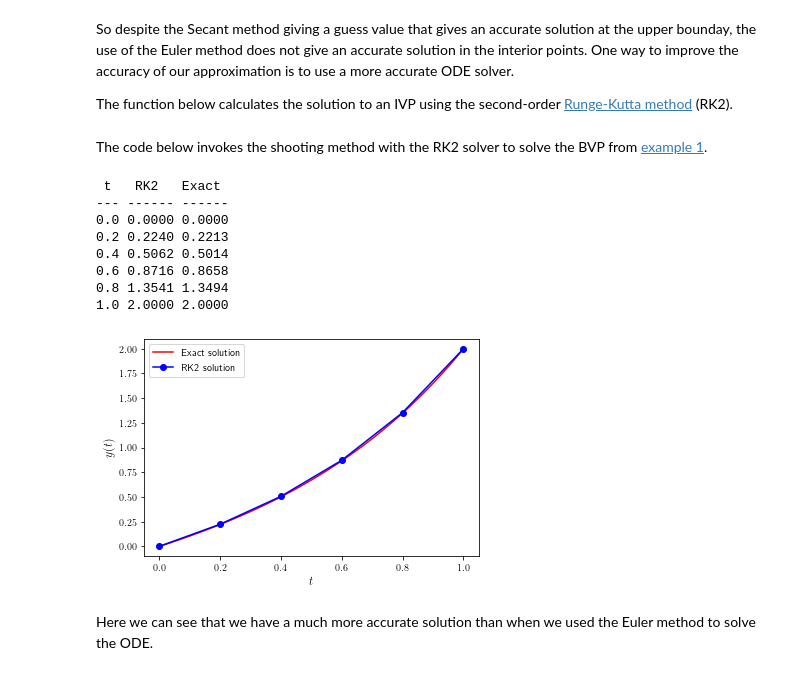
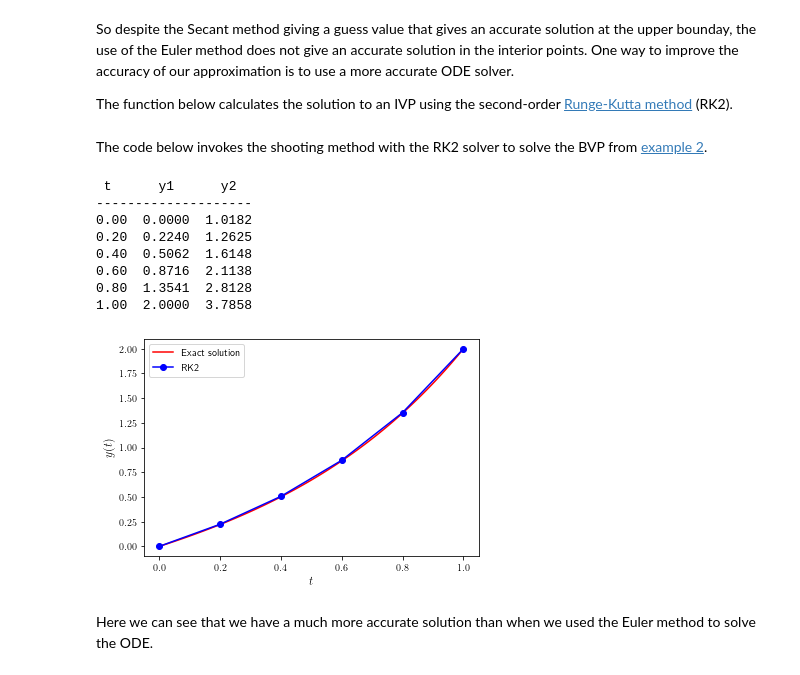
Before and after one commit to drjonshiach/ODEs, a Jupyter notebook: Python/boundary_value_problems.ipynb, the cells around one changed output. Saved outputs shown, nothing was run; the diff lists cells and outputs as text; code cells hidden in the pictures.

```diff
--- a/Python/boundary_value_problems.ipynb
+++ b/Python/boundary_value_problems.ipynb
@@ -85,7 +156,6 @@ def f(t, y):
 The program below solves the BVP problem defined here using the guess values $s=1$, $s=2$ and $s=1.5$.
 # %%
 %matplotlib inline
-from astropy.table import Table
 import matplotlib.pyplot as plt
 from matplotlib import rc
 rc('text', usetex=True)
@@ -108,13 +178,11 @@ for i in range(3):
     else:
         y = np.append(y, y1, axis=1)
 
-# Output solution tables
-for i in range(3):
-    table = Table([t, y[:,2*i], y[:,2*i+1]] , names=('t', 'y1', 'y2'))
-    table['t'].info.format = '0.1f'
-    table['y1'].info.format = '0.4f'
-    table['y2'].info.format = '0.4f'
-    print(table)
+    # Output solution table
+    print('\n t      y1      y2\n' + '-' * 20)
+    for n in range(len(t)):
+        print('{:3.2f} {:7.4f} {:7.4f}'\
+              .format(t[n], y1[n,0], y1[n,1]))
 
 # Plot solution
 colours = ['r', 'b', 'g']
@@ -201,11 +269,10 @@ h = 0.2               # step length
 t, y = shooting_method(euler, f, tspan, bvals, h, 10)
 
 # Output solution table
-table = Table([t, y[:,-2], y[:,-1]] , names=('t', 'y1', 'y2'))
-table['t'].info.format = '0.1f'
-table['y1'].info.format = '0.4f'
-table['y2'].info.format = '0.4f'
-print(table)
+print(' t      y1      y2\n' + '-' * 20)
+for n in range(len(t)):
+    print('{:3.2f} {:7.4f} {:7.4f}'\
+          .format(t[n], y[n,0], y[n,1]))
 
 # Plot solution
 fig, ax = plt.subplots()
@@ -302,45 +354,44 @@ def rk2(f, tspan, y0, h):
 
     return t, y
 # %% [markdown]
-The code below invokes the shooting method with the RK2 solver to solve the BVP from [example 1](#Example-1).
+The code below invokes the shooting method with the RK2 solver to solve the BVP from [example 2](#Example-2).
 # %%
 # Define BVP parameters
 tspan = [ 0, 1 ]
 bvals = [ 0, 2 ]
 h = 0.2
 
 # Use shooting method with RK2 to solve the BVP
 t, y = shooting_method(rk2, f, tspan, bvals, h, 10)
 
 # Output solution table
-table = Table([t, y[:,-2], exact_sol(t)] , names=('t', 'RK2', 'Exact'))
-table['t'].info.format = '0.1f'
-table['RK2'].info.format = '0.4f'
-table['Exact'].info.format = '0.4f'
-print(table)
+print(' t      y1      y2\n' + '-' * 20)
+for n in range(len(t)):
+    print('{:3.2f} {:7.4f} {:7.4f}'\
+          .format(t[n], y[n,0], y[n,1]))
 
 # Plot solution
 fig, ax = plt.subplots()
 
 t1 = np.linspace(tspan[0], tspan[1], 100)
 ax.plot(t1, exact_sol(t1), 'r-', label='Exact solution')
-ax.plot(t, y[:, -2], 'bo-', label='RK2 solution')
+ax.plot(t, y[:, -2], 'bo-', label='RK2')
 
 ax.set_xlabel('$t$', fontsize=12)
 ax.set_ylabel('$y(t)$', fontsize=12)
 ax.legend()
 
 plt.show()
 # %% [output]
- t   RK2   Exact
---- ------ ------
-0.0 0.0000 0.0000
-0.2 0.2240 0.2213
-0.4 0.5062 0.5014
-0.6 0.8716 0.8658
-0.8 1.3541 1.3494
-1.0 2.0000 2.0000
+ t      y1      y2
+--------------------
+0.00  0.0000  1.0182
+0.20  0.2240  1.2625
+0.40  0.5062  1.6148
+0.60  0.8716  2.1138
+0.80  1.3541  2.8128
+1.00  2.0000  3.7858
-[figure, old version]
+[figure, new version]
 # %% [markdown]
 Here we can see that we have a much more accurate solution than when we used the Euler method to solve the ODE.
 # %% [markdown]
```
Also changed, not shown: parts of 19 cells of this notebook, 30 other files.
